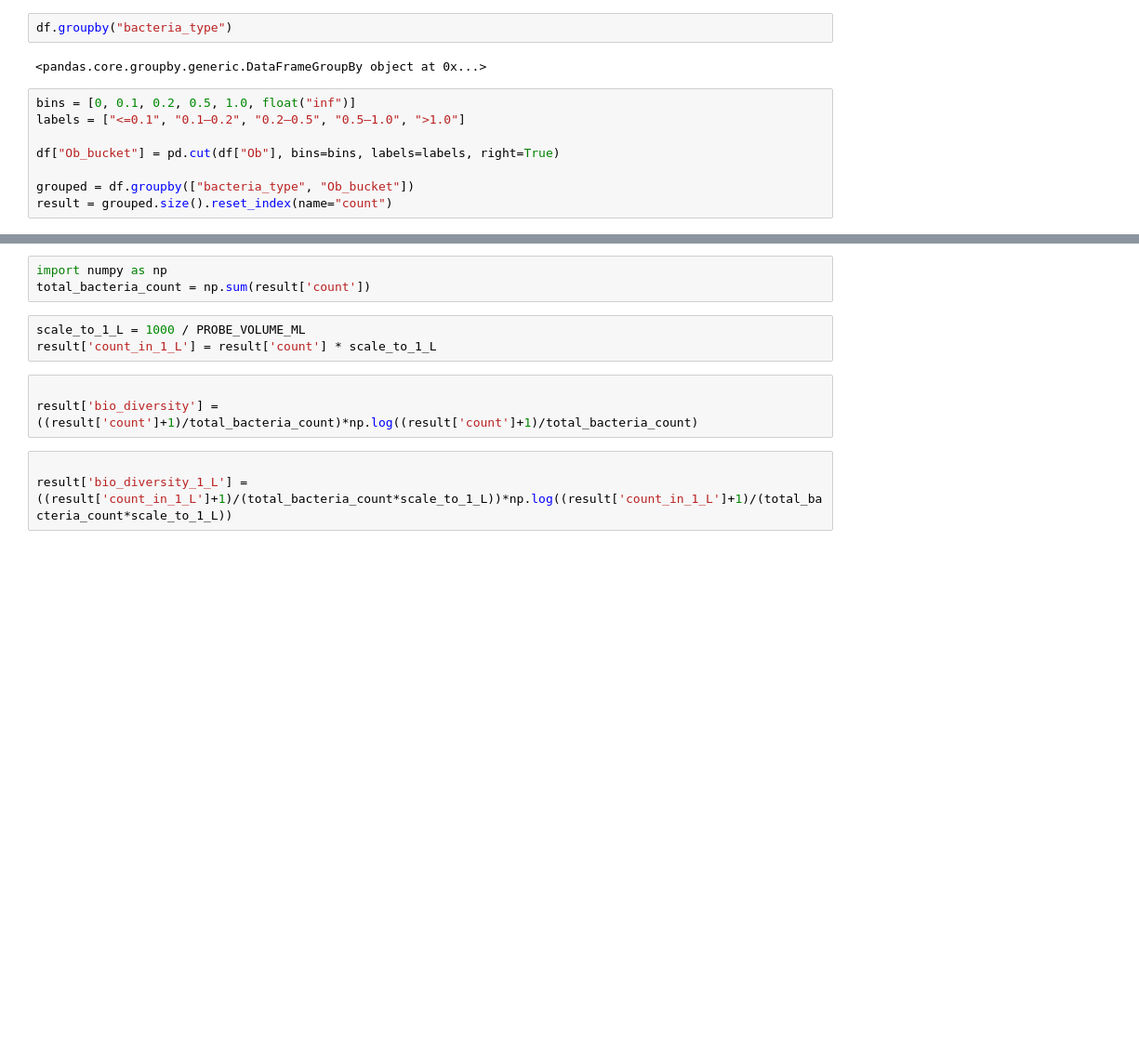
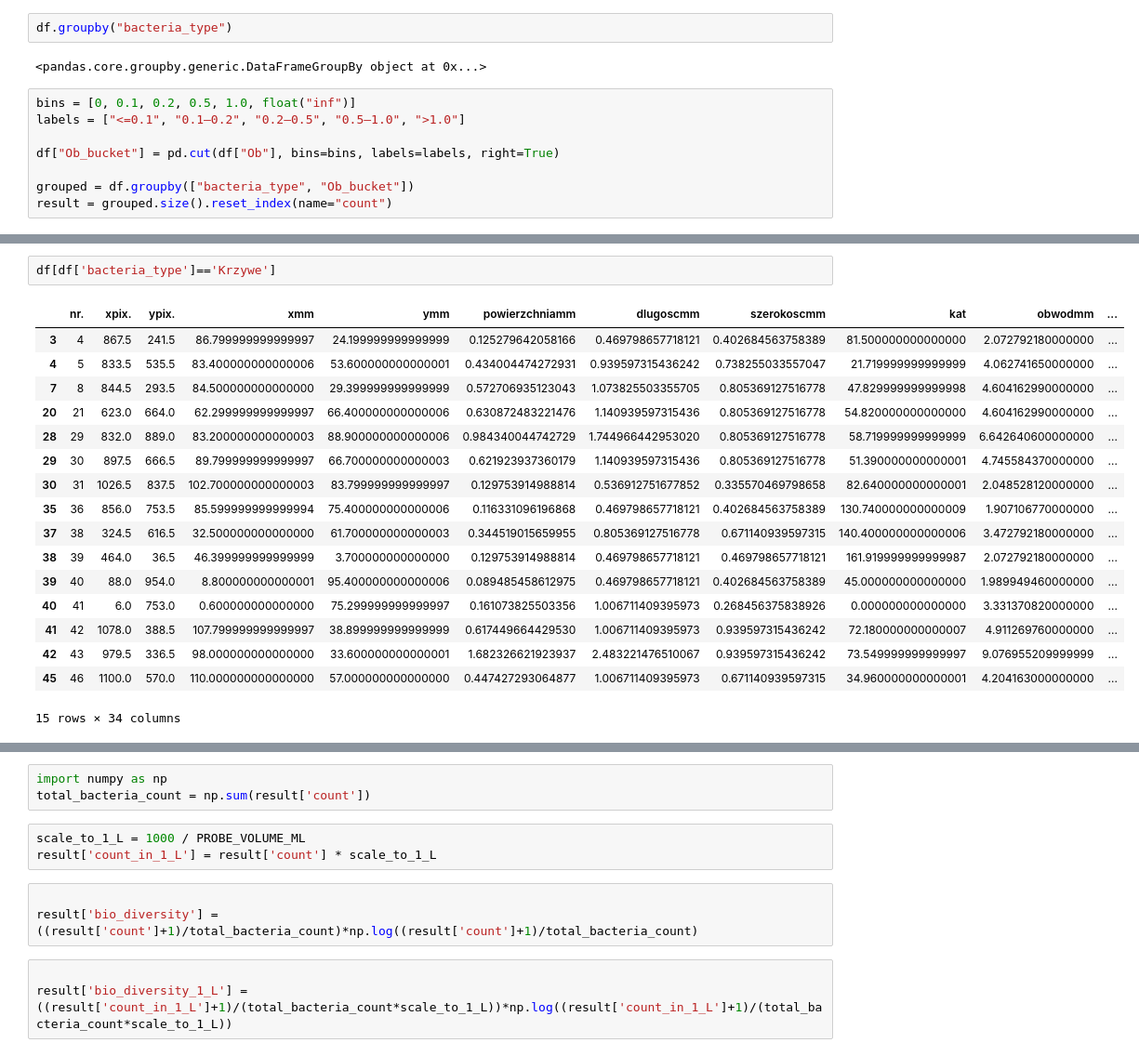
Before and after one commit to bAIcteria/microscope-ml-analyser, a Jupyter notebook: workflows/02_workflow/replace_macros.ipynb, the cells around one changed output, grey strips where cells are left out. Shown at 93% size. Drawn from its saved outputs; the diff is of its cells as text; blank space fills up the shorter version.

```diff
--- a/workflows/02_workflow/replace_macros.ipynb
+++ b/workflows/02_workflow/replace_macros.ipynb
@@ -89,3 +118,23 @@ result = grouped.size().reset_index(name="count")
+# %%
+df[df['bacteria_type']=='Krzywe']
+# %% [output]
+|  | nr. | xpix. | ypix. | xmm | ymm | powierzchniamm | dlugoscmm | szerokoscmm | kat | obwodmm | ... |
+| 3 | 4 | 867.5 | 241.5 | 86.799999999999997 | 24.199999999999999 | 0.125279642058166 | 0.469798657718121 | 0.402684563758389 | 81.500000000000000 | 2.072792180000000 | ... |
+| 4 | 5 | 833.5 | 535.5 | 83.400000000000006 | 53.600000000000001 | 0.434004474272931 | 0.939597315436242 | 0.738255033557047 | 21.719999999999999 | 4.062741650000000 | ... |
+| 7 | 8 | 844.5 | 293.5 | 84.500000000000000 | 29.399999999999999 | 0.572706935123043 | 1.073825503355705 | 0.805369127516778 | 47.829999999999998 | 4.604162990000000 | ... |
+| 20 | 21 | 623.0 | 664.0 | 62.299999999999997 | 66.400000000000006 | 0.630872483221476 | 1.140939597315436 | 0.805369127516778 | 54.820000000000000 | 4.604162990000000 | ... |
+| 28 | 29 | 832.0 | 889.0 | 83.200000000000003 | 88.900000000000006 | 0.984340044742729 | 1.744966442953020 | 0.805369127516778 | 58.719999999999999 | 6.642640600000000 | ... |
+| 29 | 30 | 897.5 | 666.5 | 89.799999999999997 | 66.700000000000003 | 0.621923937360179 | 1.140939597315436 | 0.805369127516778 | 51.390000000000001 | 4.745584370000000 | ... |
+| 30 | 31 | 1026.5 | 837.5 | 102.700000000000003 | 83.799999999999997 | 0.129753914988814 | 0.536912751677852 | 0.335570469798658 | 82.640000000000001 | 2.048528120000000 | ... |
+| 35 | 36 | 856.0 | 753.5 | 85.599999999999994 | 75.400000000000006 | 0.116331096196868 | 0.469798657718121 | 0.402684563758389 | 130.740000000000009 | 1.907106770000000 | ... |
+| 37 | 38 | 324.5 | 616.5 | 32.500000000000000 | 61.700000000000003 | 0.344519015659955 | 0.805369127516778 | 0.671140939597315 | 140.400000000000006 | 3.472792180000000 | ... |
+| 38 | 39 | 464.0 | 36.5 | 46.399999999999999 | 3.700000000000000 | 0.129753914988814 | 0.469798657718121 | 0.469798657718121 | 161.919999999999987 | 2.072792180000000 | ... |
+| 39 | 40 | 88.0 | 954.0 | 8.800000000000001 | 95.400000000000006 | 0.089485458612975 | 0.469798657718121 | 0.402684563758389 | 45.000000000000000 | 1.989949460000000 | ... |
+| 40 | 41 | 6.0 | 753.0 | 0.600000000000000 | 75.299999999999997 | 0.161073825503356 | 1.006711409395973 | 0.268456375838926 | 0.000000000000000 | 3.331370820000000 | ... |
+| 41 | 42 | 1078.0 | 388.5 | 107.799999999999997 | 38.899999999999999 | 0.617449664429530 | 1.006711409395973 | 0.939597315436242 | 72.180000000000007 | 4.911269760000000 | ... |
+| 42 | 43 | 979.5 | 336.5 | 98.000000000000000 | 33.600000000000001 | 1.682326621923937 | 2.483221476510067 | 0.939597315436242 | 73.549999999999997 | 9.076955209999999 | ... |
+| 45 | 46 | 1100.0 | 570.0 | 110.000000000000000 | 57.000000000000000 | 0.447427293064877 | 1.006711409395973 | 0.671140939597315 | 34.960000000000001 | 4.204163000000000 | ... |
+15 rows × 34 columns
 # %%
 result
 # %% [output]
```
Also changed, not shown: parts of 11 cells of this notebook, 6 other files.
